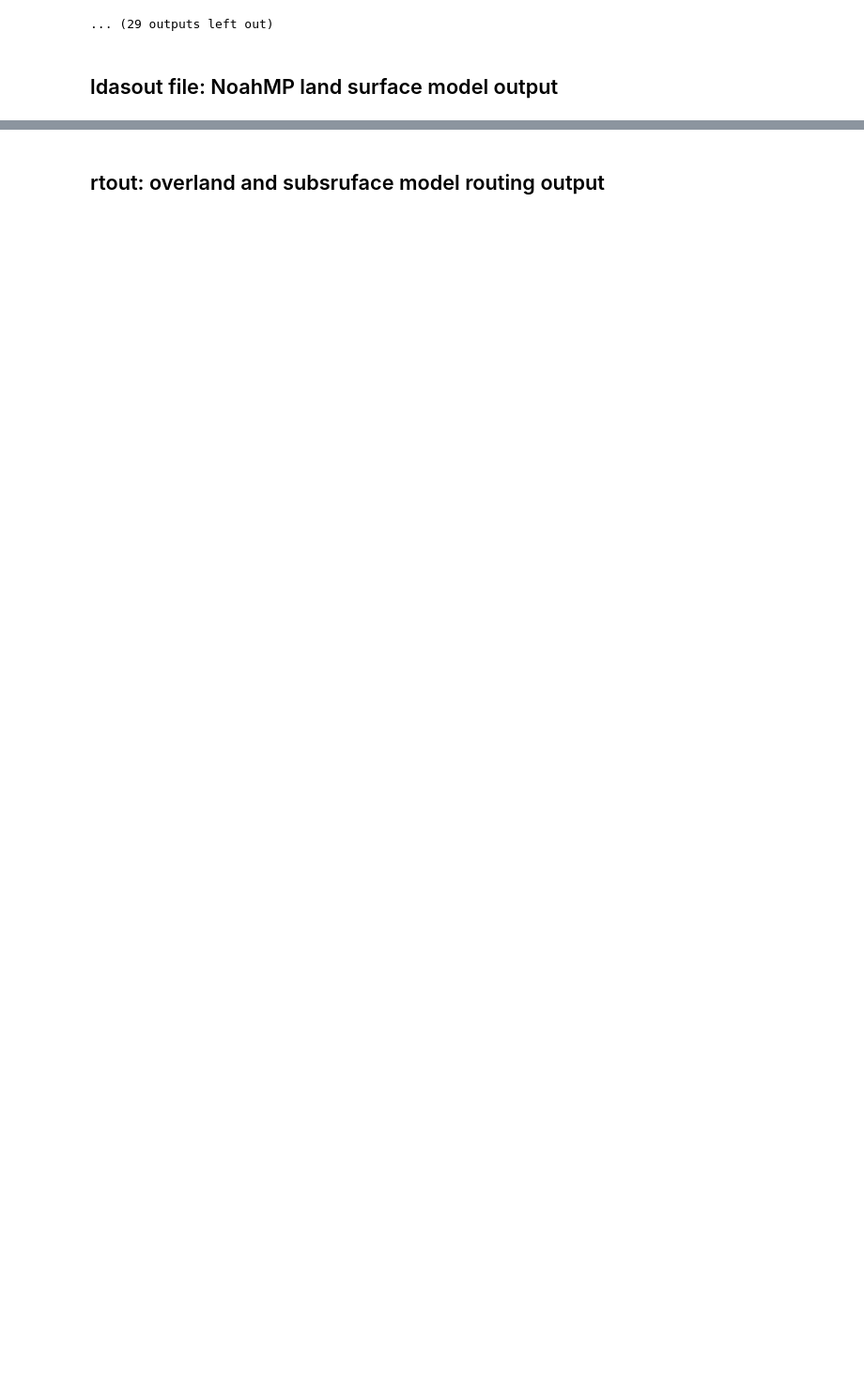
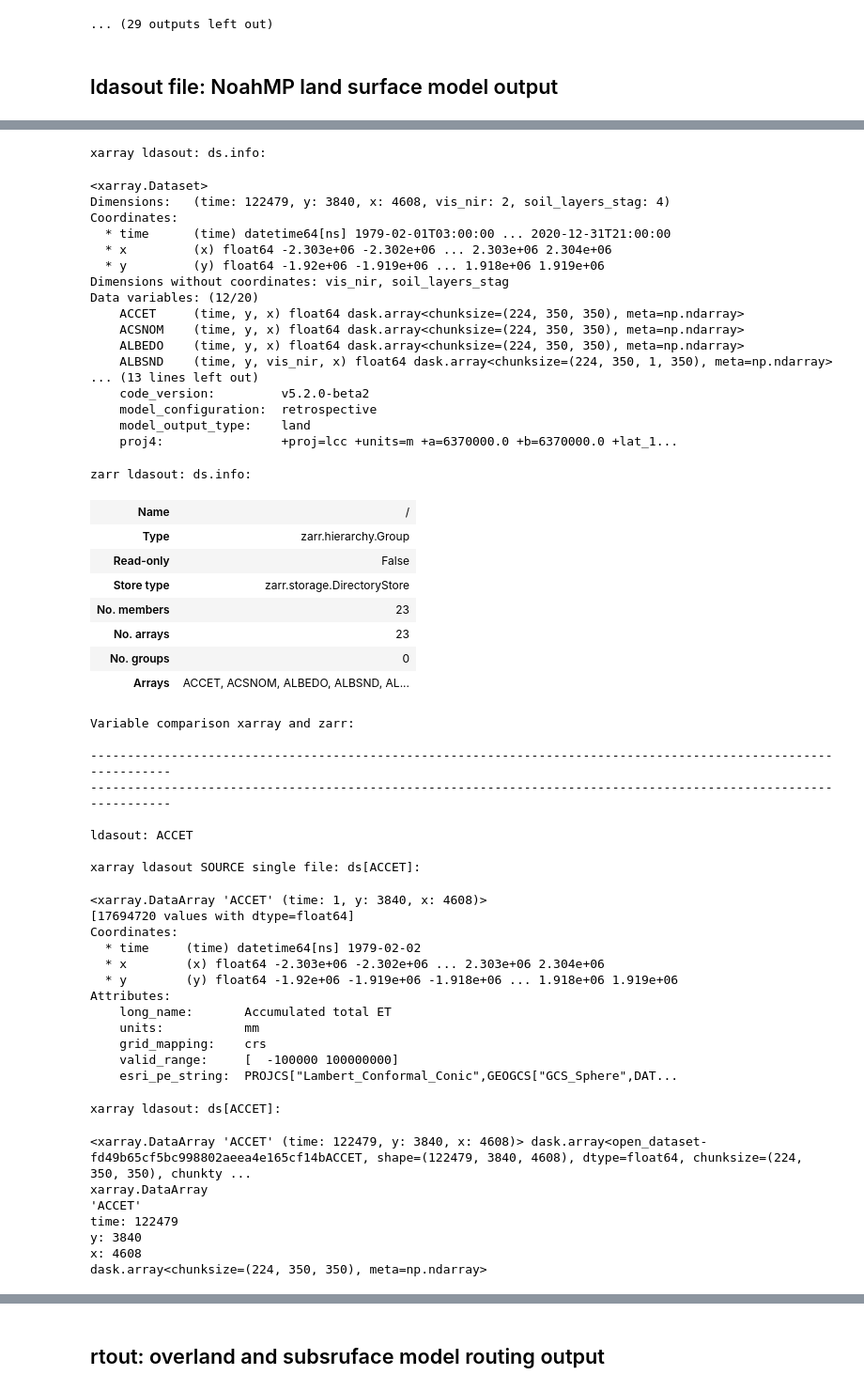
Before and after one commit to NCAR/rechunk_retro_nwm_v21, a Jupyter notebook: notebooks/data_description_detail.ipynb, the cells around one changed output, grey strips where cells are left out. Shown at 94% size. Cells and saved outputs as stored; diff of their text form; code cells hidden in the pictures; blank space fills up the shorter version.

Commit message:
update data descriptions

```diff
--- a/notebooks/data_description_detail.ipynb
+++ b/notebooks/data_description_detail.ipynb
@@ -34,8 +34,7 @@ input_file_exs = {
     'lakeout': f'{input_path}.LAKEOUT_DOMAIN1.comp',
     'ldasout': f'{input_path}.LDASOUT_DOMAIN1.comp',
     'rtout': f'{input_path}.RTOUT_DOMAIN1.comp',
-    'precip': f'{input_path_precip}.LDASIN_DOMAIN1',
-    }
+    'precip': f'{input_path_precip}.LDASIN_DOMAIN1',}
 assert all([pathlib.Path(ff).exists() for kk, ff in input_file_exs.items()])
 # %% [markdown]
 Determine the output/zarr files.
@@ -48,8 +47,8 @@ output_dict = {
     'gwout': output_path_ishita / 'gwout.zarr',
     'chrtout': output_path_ishita / 'chrtout.zarr',
     'precip': output_path_james / 'precip.zarr',
-    #'ldasout': output_path_ishita / 'ldasout.zarr',
-    #'rtout': output_path_james / 'rtout.zarr',
+    'ldasout': output_path_ishita / 'ldasout.zarr',
+    'rtout': output_path_james / 'rtout.zarr',
 
 }
 assert all([ff.exists() for kk, ff in output_dict.items()])
@@ -508,0 +506,3 @@ dask.array<chunksize=(672, 350, 350), meta=np.ndarray>
+# %%
+report('ldasout')
+# %% [output]
@@ -508,0 +531,55 @@ dask.array<chunksize=(672, 350, 350), meta=np.ndarray>
+xarray ldasout: ds.info:
+<xarray.Dataset>
+Dimensions:   (time: 122479, y: 3840, x: 4608, vis_nir: 2, soil_layers_stag: 4)
+Coordinates:
+  * time      (time) datetime64[ns] 1979-02-01T03:00:00 ... 2020-12-31T21:00:00
+  * x         (x) float64 -2.303e+06 -2.302e+06 ... 2.303e+06 2.304e+06
+  * y         (y) float64 -1.92e+06 -1.919e+06 ... 1.918e+06 1.919e+06
+Dimensions without coordinates: vis_nir, soil_layers_stag
+Data variables: (12/20)
+    ACCET     (time, y, x) float64 dask.array<chunksize=(224, 350, 350), meta=np.ndarray>
+    ACSNOM    (time, y, x) float64 dask.array<chunksize=(224, 350, 350), meta=np.ndarray>
+    ALBEDO    (time, y, x) float64 dask.array<chunksize=(224, 350, 350), meta=np.ndarray>
+    ALBSND    (time, y, vis_nir, x) float64 dask.array<chunksize=(224, 350, 1, 350), meta=np.ndarray>
+... (13 lines left out)
+    code_version:         v5.2.0-beta2
+    model_configuration:  retrospective
+    model_output_type:    land
+    proj4:                +proj=lcc +units=m +a=6370000.0 +b=6370000.0 +lat_1...
+zarr ldasout: ds.info:
+| Name | / |
+| Type | zarr.hierarchy.Group |
+| Read-only | False |
+| Store type | zarr.storage.DirectoryStore |
+| No. members | 23 |
+| No. arrays | 23 |
+| No. groups | 0 |
+| Arrays | ACCET, ACSNOM, ALBEDO, ALBSND, AL... |
+Variable comparison xarray and zarr:
+
+----------------------------------------------------------------------------------------------------------------
+----------------------------------------------------------------------------------------------------------------
+
+ldasout: ACCET
+
+xarray ldasout SOURCE single file: ds[ACCET]:
+<xarray.DataArray 'ACCET' (time: 1, y: 3840, x: 4608)>
+[17694720 values with dtype=float64]
+Coordinates:
+  * time     (time) datetime64[ns] 1979-02-02
+  * x        (x) float64 -2.303e+06 -2.302e+06 ... 2.303e+06 2.304e+06
+  * y        (y) float64 -1.92e+06 -1.919e+06 -1.918e+06 ... 1.918e+06 1.919e+06
+Attributes:
+    long_name:       Accumulated total ET
+    units:           mm
+    grid_mapping:    crs
+    valid_range:     [  -100000 100000000]
+    esri_pe_string:  PROJCS["Lambert_Conformal_Conic",GEOGCS["GCS_Sphere",DAT...
+xarray ldasout: ds[ACCET]:
+<xarray.DataArray 'ACCET' (time: 122479, y: 3840, x: 4608)> dask.array<open_dataset-fd49b65cf5bc998802aeea4e165cf14bACCET, shape=(122479, 3840, 4608), dtype=float64, chunksize=(224, 350, 350), chunkty ...
+xarray.DataArray
+'ACCET'
+time: 122479
+y: 3840
+x: 4608
+dask.array<chunksize=(224, 350, 350), meta=np.ndarray>
```
Also changed, not shown: parts of 5 cells of this notebook, 1 other file.
